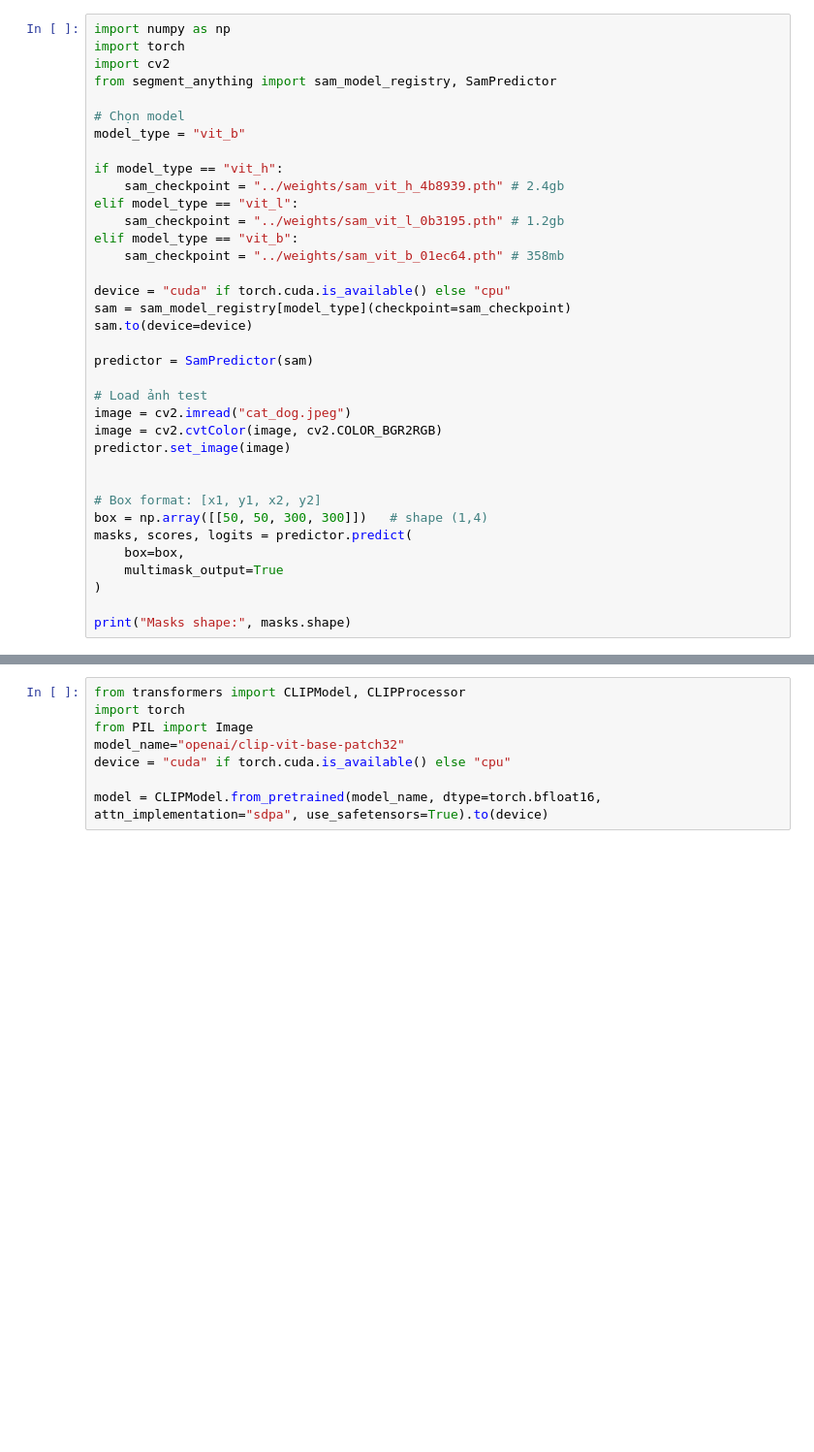
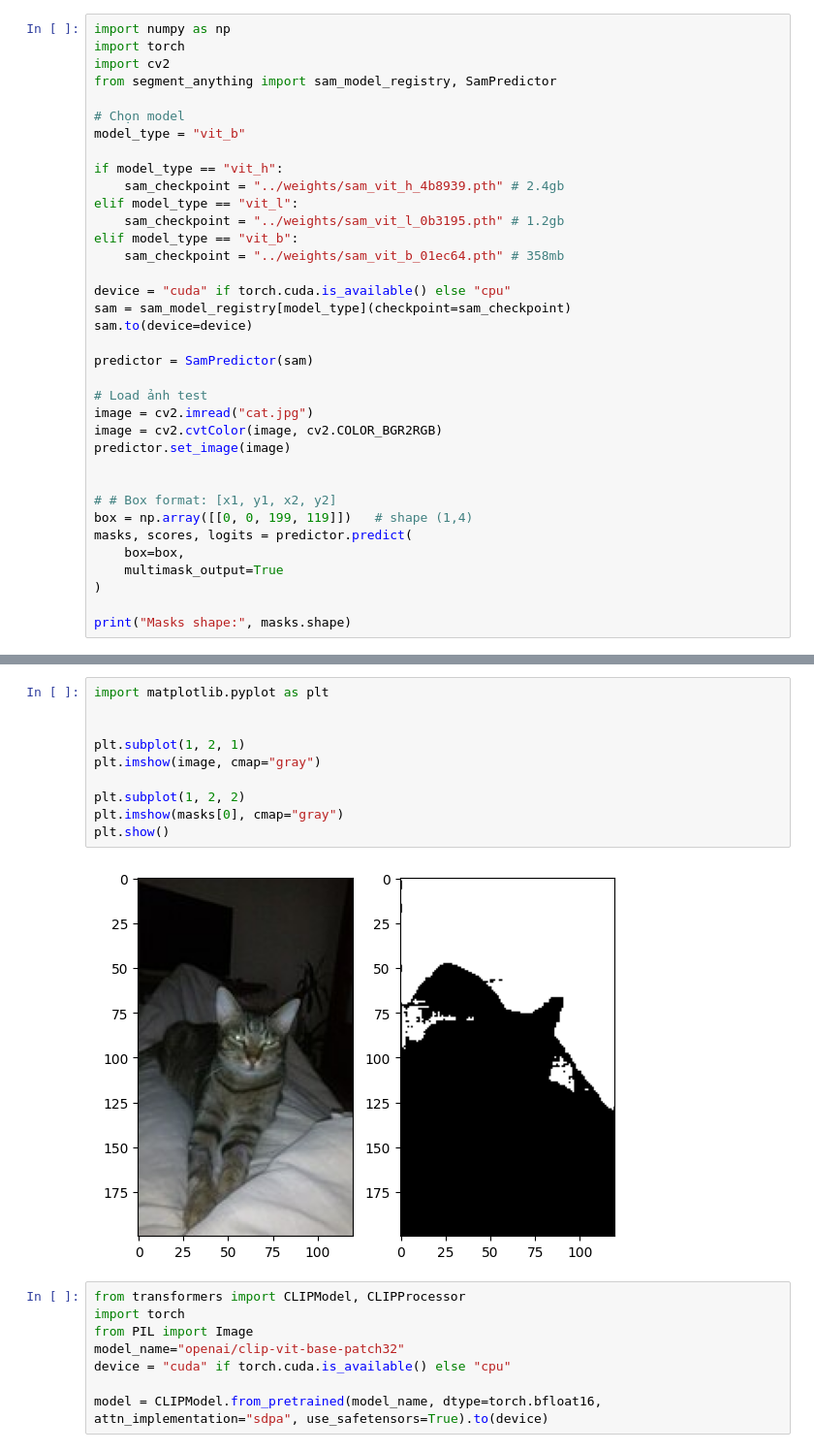
Before and after one commit to syvt201/text-image-product-search, a Jupyter notebook: notebooks/test.ipynb, the cells around one changed output, grey strips where cells are left out. Shown at 97% size. Saved outputs shown, nothing was run; the diff lists cells and outputs as text; blank space fills up the shorter version.

```diff
--- a/notebooks/test.ipynb
+++ b/notebooks/test.ipynb
@@ -71,13 +107,13 @@ sam.to(device=device)
 predictor = SamPredictor(sam)
 
 # Load ảnh test
-image = cv2.imread("cat_dog.jpeg")
+image = cv2.imread("cat.jpg")
 image = cv2.cvtColor(image, cv2.COLOR_BGR2RGB)
 predictor.set_image(image)
 
 
-# Box format: [x1, y1, x2, y2]
-box = np.array([[50, 50, 300, 300]])   # shape (1,4)
+# # Box format: [x1, y1, x2, y2]
+box = np.array([[0, 0, 199, 119]])   # shape (1,4)
 masks, scores, logits = predictor.predict(
     box=box,
     multimask_output=True
@@ -87,3 +129,15 @@ print("Masks shape:", masks.shape)
+# %%
+import matplotlib.pyplot as plt
+
+
+plt.subplot(1, 2, 1)
+plt.imshow(image, cmap="gray")
+
+plt.subplot(1, 2, 2)
+plt.imshow(masks[0], cmap="gray")
+plt.show()
+# %% [output]
+[figure, added]
 # %%
 from transformers import CLIPModel, CLIPProcessor
 import torch
```
Also changed, not shown: parts of 13 cells of this notebook, 10 other files.
